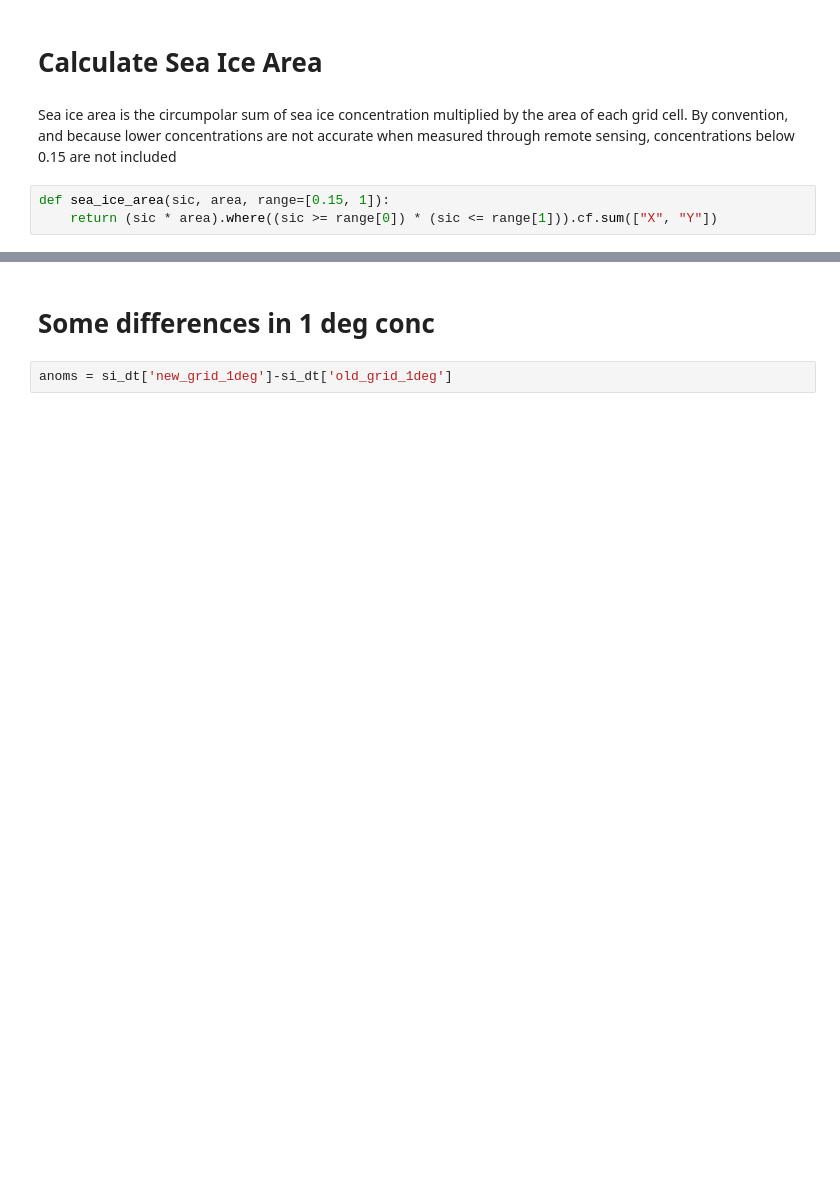
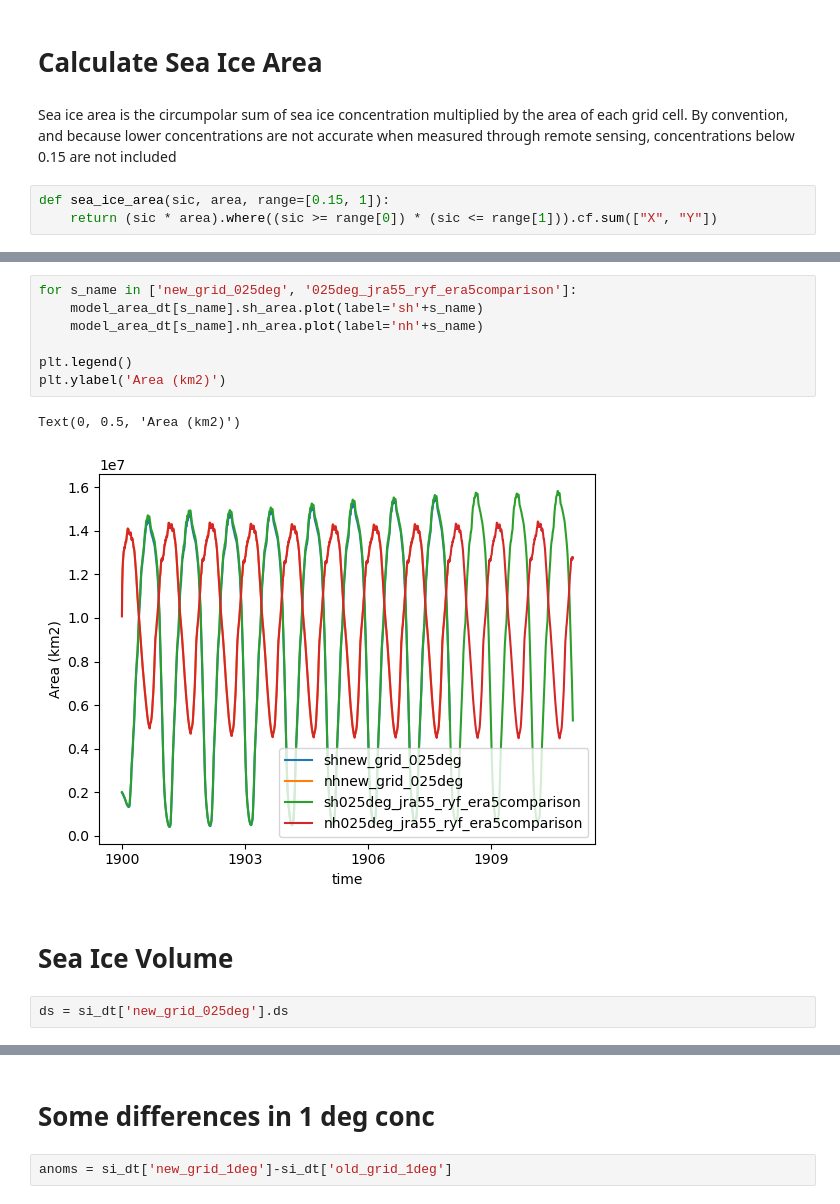
Before and after one commit to anton-seaice/sandbox, a Jupyter notebook: new_cice_grid/new-grid-intake-cat.ipynb, the cells around one changed output, grey strips where cells are left out. Cells and saved outputs as stored; diff of their text form; blank space fills up the shorter version.

```diff
--- a/new_cice_grid/new-grid-intake-cat.ipynb
+++ b/new_cice_grid/new-grid-intake-cat.ipynb
@@ -154,0 +221,14 @@ for s_name in RUNS.keys():
+# %%
+for s_name in ['new_grid_025deg', '025deg_jra55_ryf_era5comparison']:
+    model_area_dt[s_name].sh_area.plot(label='sh'+s_name)
+    model_area_dt[s_name].nh_area.plot(label='nh'+s_name)
+
+plt.legend()
+plt.ylabel('Area (km2)')
+# %% [output]
+Text(0, 0.5, 'Area (km2)')
+[figure, added]
+# %% [markdown]
+# Sea Ice Volume
+# %%
+ds = si_dt['new_grid_025deg'].ds
```
Also changed, not shown: parts of 43 cells of this notebook.
